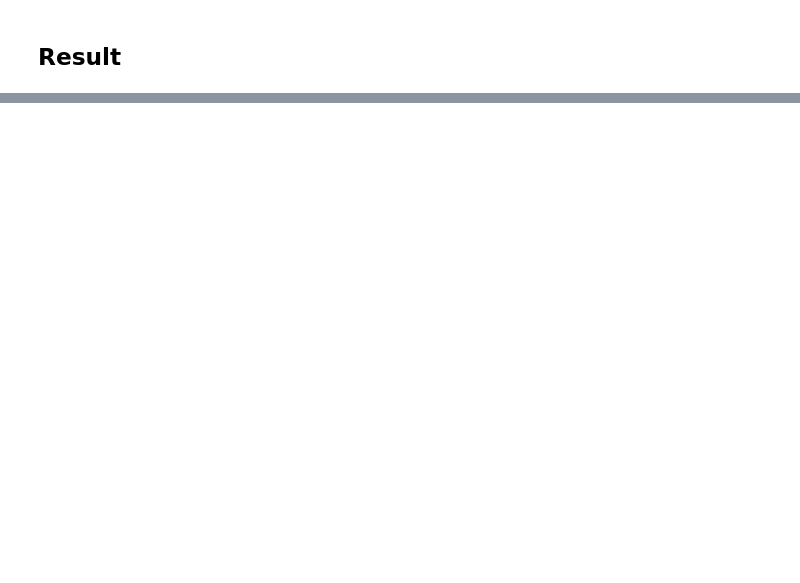
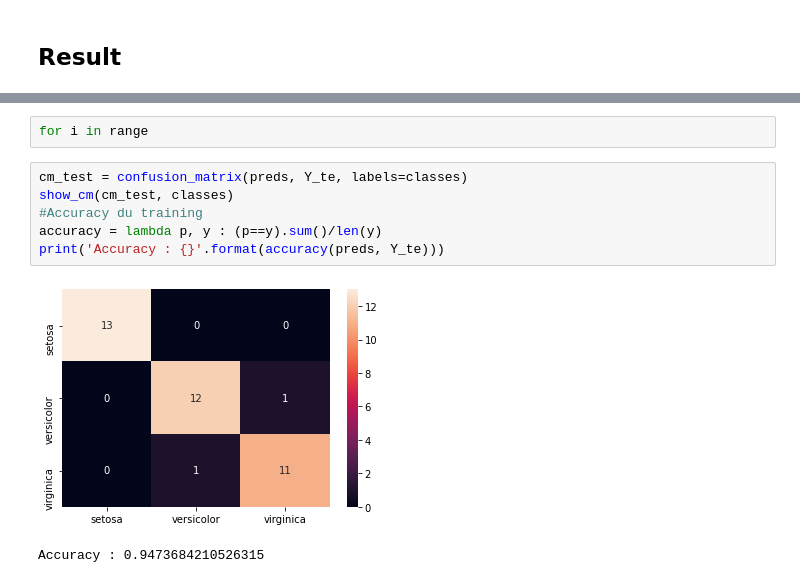
Before and after one commit to Q-Pi/ML, a Jupyter notebook: Supervised/perso/Perso1.ipynb, the cells around one changed output, grey strips where cells are left out. Drawn from its saved outputs; the diff is of its cells as text; blank space fills up the shorter version.

```diff
--- a/Supervised/perso/Perso1.ipynb
+++ b/Supervised/perso/Perso1.ipynb
@@ -127,0 +141,11 @@ virginica       = [1. 0. 0.]
+# %%
+for i in range
+# %%
+cm_test = confusion_matrix(preds, Y_te, labels=classes)
+show_cm(cm_test, classes)
+#Accuracy du training
+accuracy = lambda p, y : (p==y).sum()/len(y)
+print('Accuracy : {}'.format(accuracy(preds, Y_te)))
+# %% [output]
+[figure, added]
+Accuracy : 0.9473684210526315
```
Also changed, not shown: parts of 14 cells of this notebook, 2 other files.
